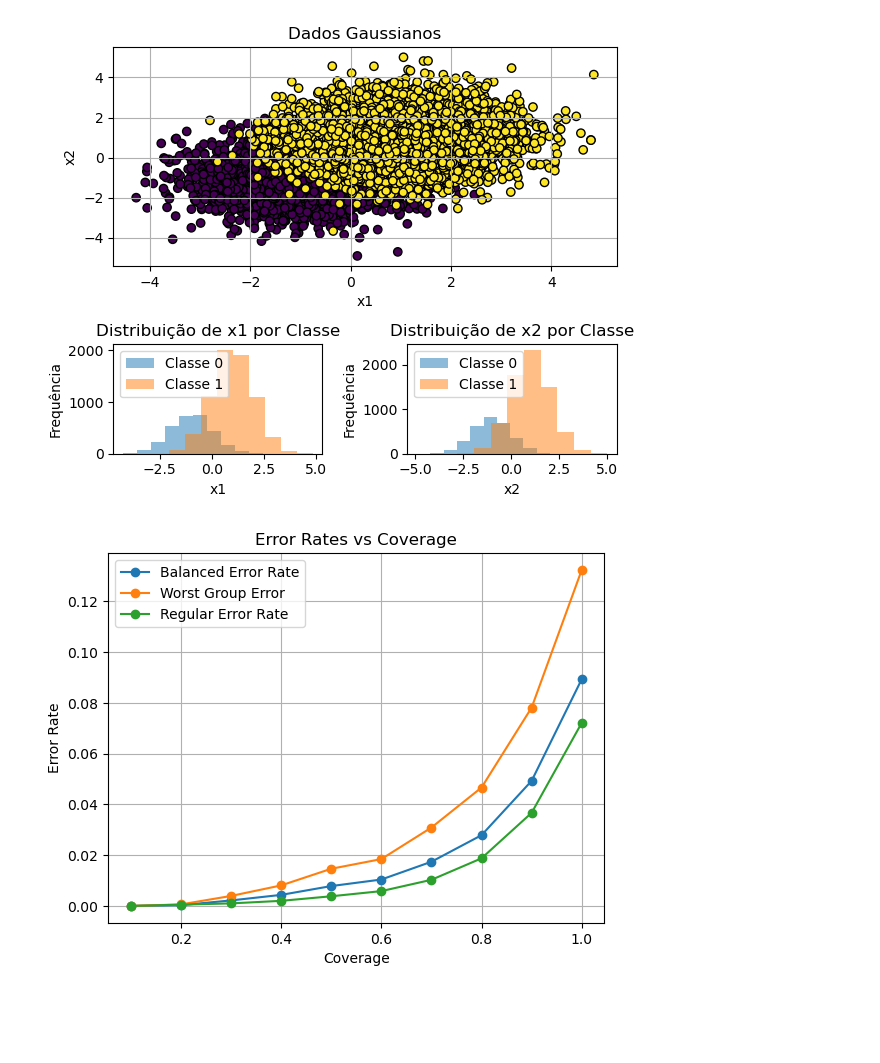
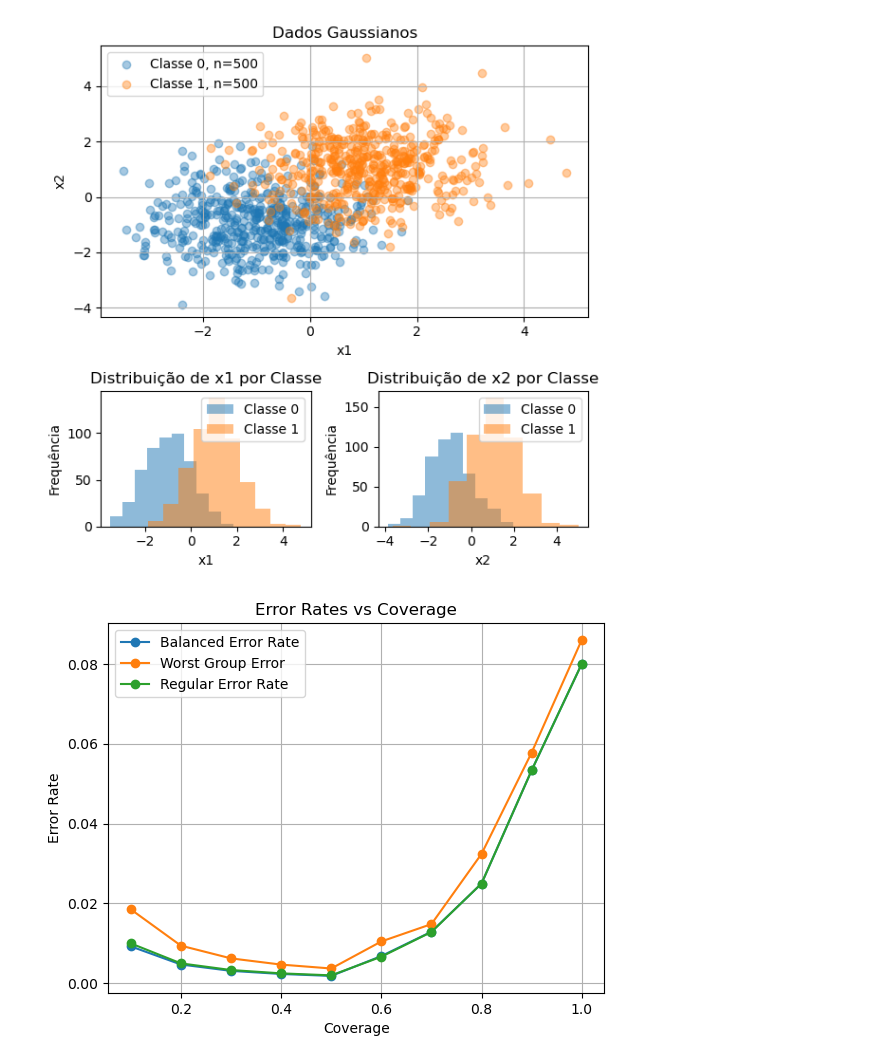
Before and after one commit to daviseemann/analise-teorica, a Jupyter notebook: notebooks/classificado-binario.ipynb, the cells around one changed output. Saved outputs shown, nothing was run; the diff lists cells and outputs as text; code cells hidden in the pictures; blank space fills up the shorter version.

```diff
--- a/notebooks/classificado-binario.ipynb
+++ b/notebooks/classificado-binario.ipynb
@@ -47,11 +38,11 @@ def plot_RC(coverages, ber, wg, errors):
     plt.show()
 
 
-def test_classifier(params, coverages):
+def classifier_pipeline(params, coverages):
 
     data, labels = generate_data(**params)
 
-    plot_2D(data, labels, figsize=(6, 5))
+    plot_2D(data, labels, figsize=(6, 6))
 
     prob = get_proba(data, **params)
     pred, confidence = classifier(prob)
@@ -62,13 +53,22 @@ def test_classifier(params, coverages):
 
     return cover_vect, ber_vect, wg_vect, errors_vect
 # %%
+params = {
+    "n_classes": 2,
+    "n_samples": 1000,
+    "means": [[-1, -1], [1, 1]],
+    "covs": [np.eye(2), np.eye(2)],
+    "priors": [0.5, 0.5],
+    "seed": 42,
+}
+
 coverages = np.linspace(0.1, 1.0, 10)
-cover, ber, wg, errors = test_classifier(params, coverages)
+cover, ber, wg, errors = classifier_pipeline(params, coverages)
 
 plot_RC(cover, ber, wg, errors)
 # %% [output]
-[figure, old version]
+[figure, new version]
-[figure, old version]
+[figure, new version]
 # %%
 params = {
     "n_classes": 2,
```
Also changed, not shown: parts of 2 cells of this notebook, 2 other files.
